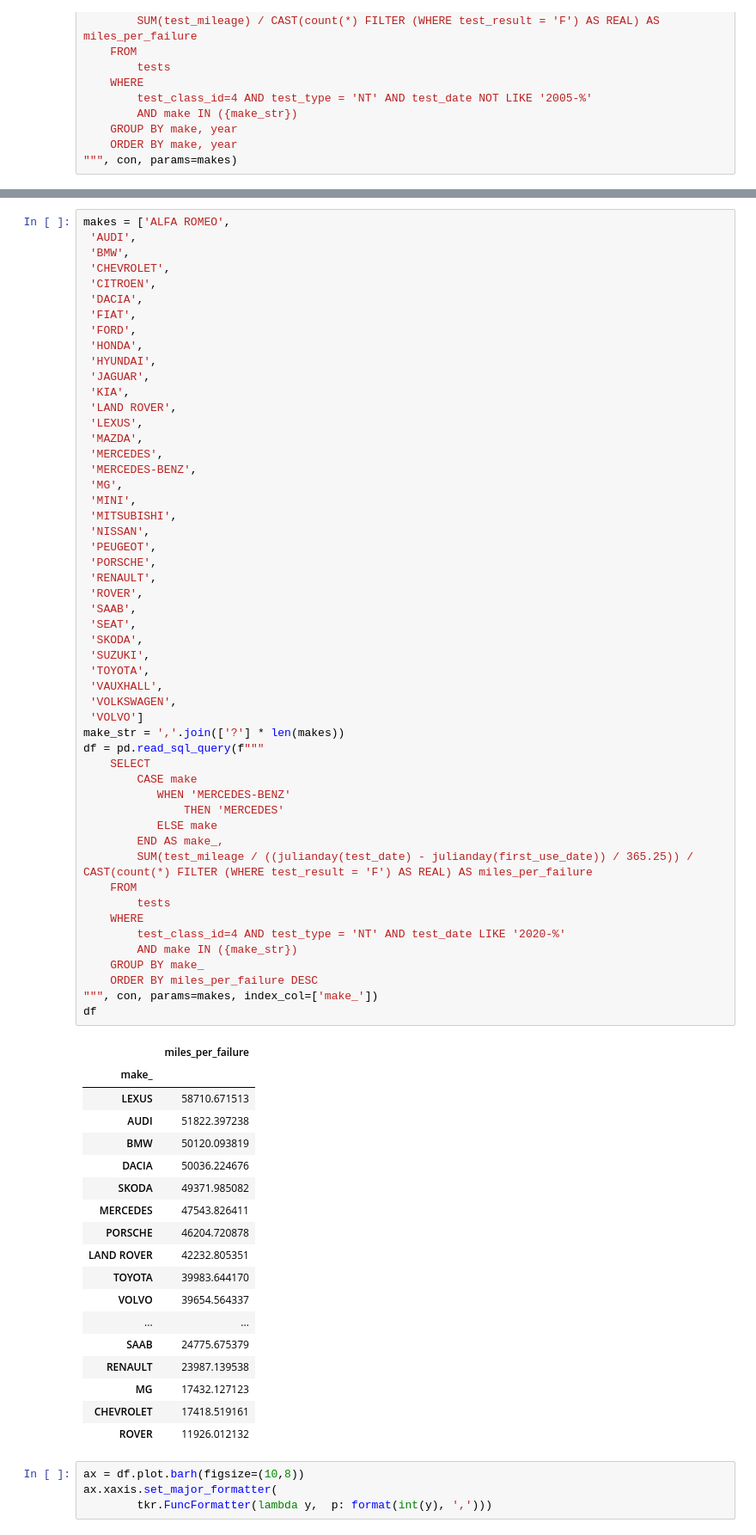
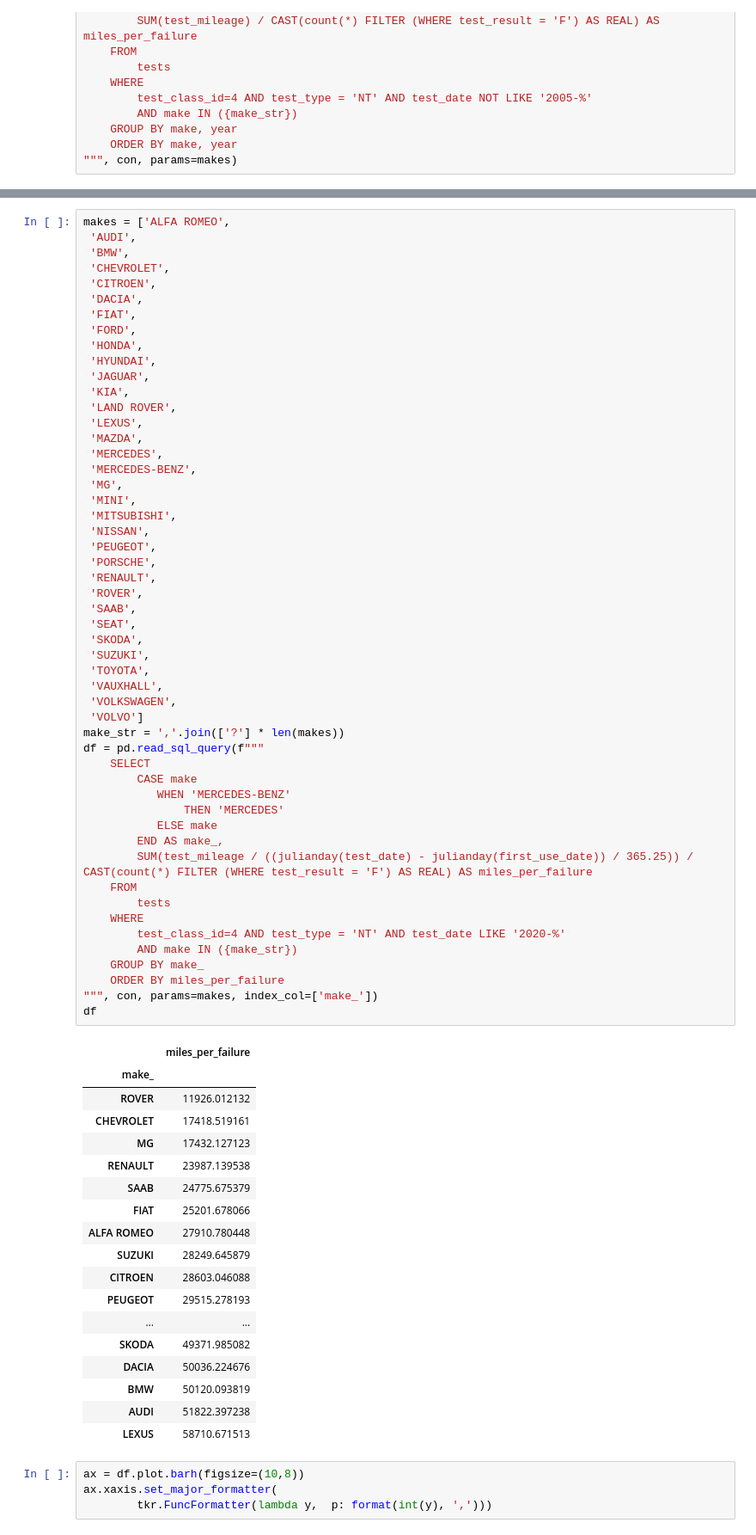
Before and after one commit to michalc/dft-mot-analysis, a Jupyter notebook: explore.ipynb, the cells around one changed output, grey strips where cells are left out. Shown at 86% size. Saved outputs shown, nothing was run; the diff lists cells and outputs as text.

```diff
--- a/explore.ipynb
+++ b/explore.ipynb
@@ -957,50 +957,50 @@ makes = ['ALFA ROMEO',
  'RENAULT',
  'ROVER',
  'SAAB',
  'SEAT',
  'SKODA',
  'SUZUKI',
  'TOYOTA',
  'VAUXHALL',
  'VOLKSWAGEN',
  'VOLVO']
 make_str = ','.join(['?'] * len(makes))
 df = pd.read_sql_query(f"""
     SELECT
         CASE make
            WHEN 'MERCEDES-BENZ'
                THEN 'MERCEDES'
            ELSE make
         END AS make_,
         SUM(test_mileage / ((julianday(test_date) - julianday(first_use_date)) / 365.25)) / CAST(count(*) FILTER (WHERE test_result = 'F') AS REAL) AS miles_per_failure
     FROM
         tests
     WHERE
         test_class_id=4 AND test_type = 'NT' AND test_date LIKE '2020-%'
         AND make IN ({make_str})
     GROUP BY make_
-    ORDER BY miles_per_failure DESC
+    ORDER BY miles_per_failure
 """, con, params=makes, index_col=['make_'])
 df
 # %% [output]
 |  | miles_per_failure |
 | make_ |  |
+| ROVER | 11926.012132 |
+| CHEVROLET | 17418.519161 |
+| MG | 17432.127123 |
+| RENAULT | 23987.139538 |
+| SAAB | 24775.675379 |
+| FIAT | 25201.678066 |
+| ALFA ROMEO | 27910.780448 |
+| SUZUKI | 28249.645879 |
+| CITROEN | 28603.046088 |
+| PEUGEOT | 29515.278193 |
+| ... | ... |
+| SKODA | 49371.985082 |
+| DACIA | 50036.224676 |
+| BMW | 50120.093819 |
+| AUDI | 51822.397238 |
 | LEXUS | 58710.671513 |
-| AUDI | 51822.397238 |
-| BMW | 50120.093819 |
-| DACIA | 50036.224676 |
-| SKODA | 49371.985082 |
-| MERCEDES | 47543.826411 |
-| PORSCHE | 46204.720878 |
-| LAND ROVER | 42232.805351 |
-| TOYOTA | 39983.644170 |
-| VOLVO | 39654.564337 |
-| ... | ... |
-| SAAB | 24775.675379 |
-| RENAULT | 23987.139538 |
-| MG | 17432.127123 |
-| CHEVROLET | 17418.519161 |
-| ROVER | 11926.012132 |
 # %%
 ax = df.plot.barh(figsize=(10,8))
 ax.xaxis.set_major_formatter(
```
Also changed, not shown: parts of 20 cells of this notebook, 1 other file.
